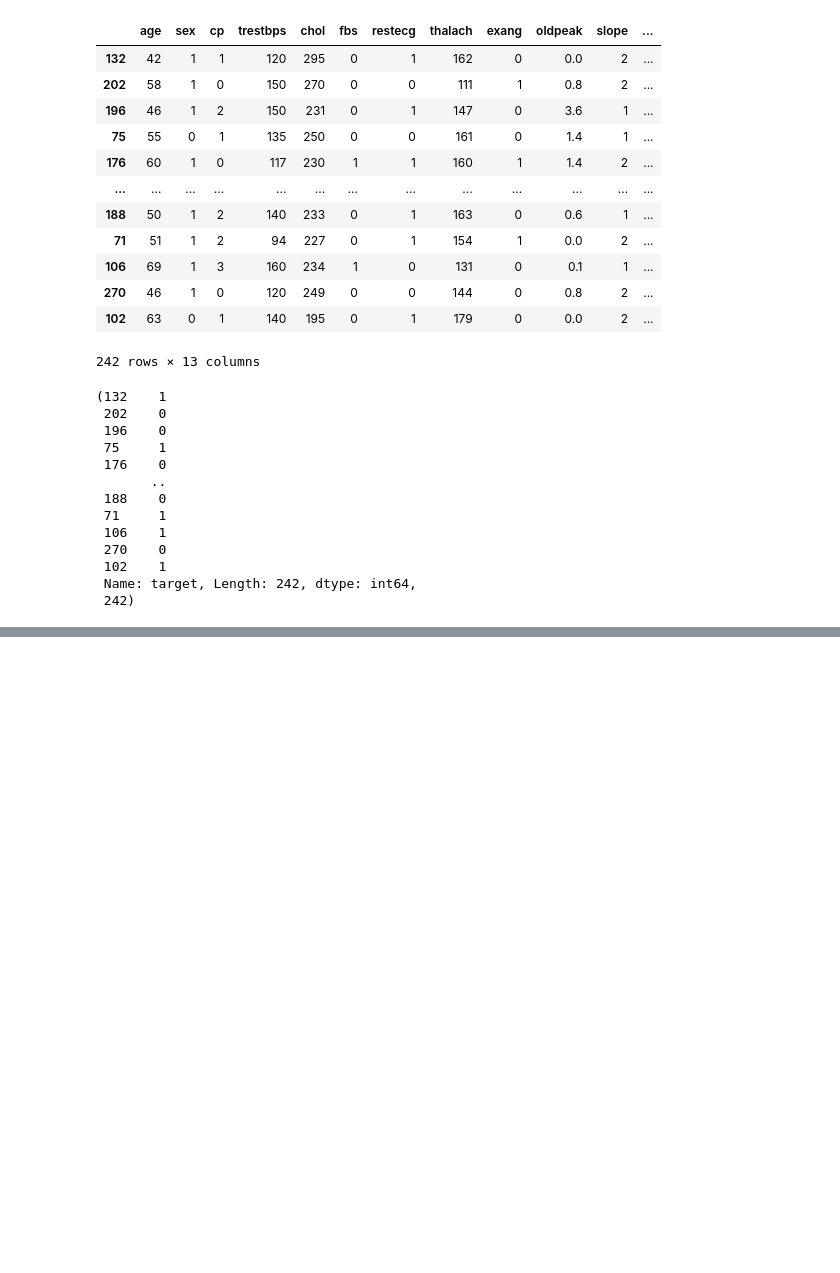
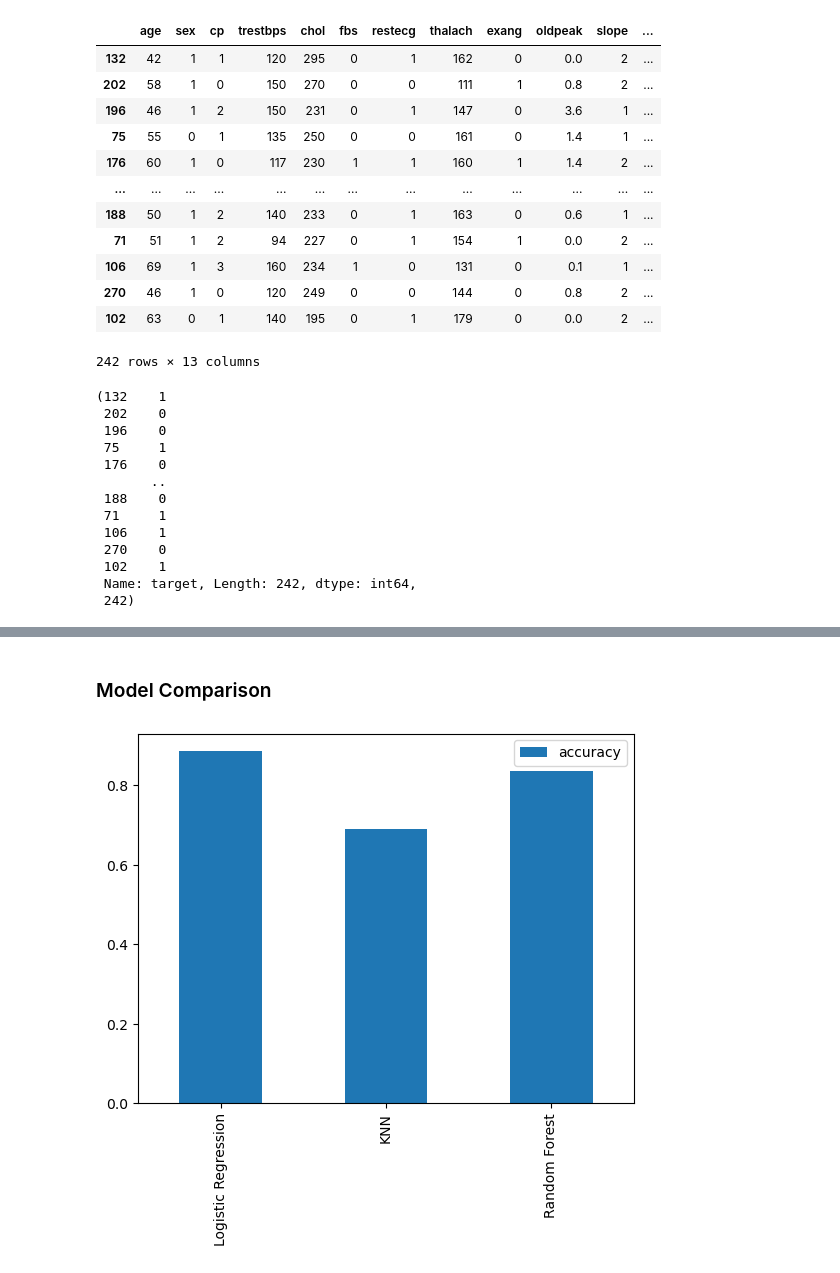
Before and after one commit to Animesh2473/Heart_disease_report_by_Machine_learning_-ML-Poject-1-, a Jupyter notebook: end-to-end-heart-disease-classification.ipynb, the cells around one changed output, grey strips where cells are left out. Cells and saved outputs as stored; diff of their text form; code cells hidden in the pictures; blank space fills up the shorter version.

```diff
--- a/end-to-end-heart-disease-classification.ipynb
+++ b/end-to-end-heart-disease-classification.ipynb
@@ -427,0 +434,33 @@ And we will test it (use patterns) on the test set.
+# %%
+# Put models in a dictonary
+models = {"Logistic Regression":LogisticRegression(),
+          "KNN":KNeighborsClassifier(),
+          "Random Forest":RandomForestClassifier()}
+def fit_and_score(models,x_train,x_test,y_train,y_test):
+    '''
+    Fits and evaluate given machine learnings models.
+    models : a dict of diffrent Scikit-learn machine learning models
+    x_train : traning data(no labels)
+    x_test:testing data(no lables)
+    y_train : traning data(no labels)
+    y_test:testing data(no lables)
+
+    '''
+    # Set random seed
+    np.random.seed(42)
+    #Make a dict to keep model scores
+    model_scores = {}
+    #Loop through model to the data
+    for name,model in models.items(): # i.tems() is used for both keys & values
+        # Fit the model to the data
+        model.fit(x_train,y_train)
+        # Evaluate the model & append its score to model_scores
+        model_scores[name] = model.score(x_test,y_test)
+    return model_scores
+# %%
+model_scores = fit_and_score(models=models,
+                              x_train=x_train,
+                              x_test=x_test,
+                              y_train=y_train,
+                              y_test=y_test)
+model_scores
@@ -427,0 +478,8 @@ And we will test it (use patterns) on the test set.
+# %% [markdown]
+### Model Comparison
+# %%
+model_compare = pd.DataFrame(model_scores,index=["accuracy"])
+model_compare.T.plot.bar();
+plt.show();
+# %% [output]
+[figure, added]
```
Also changed, not shown: parts of 32 cells of this notebook.
